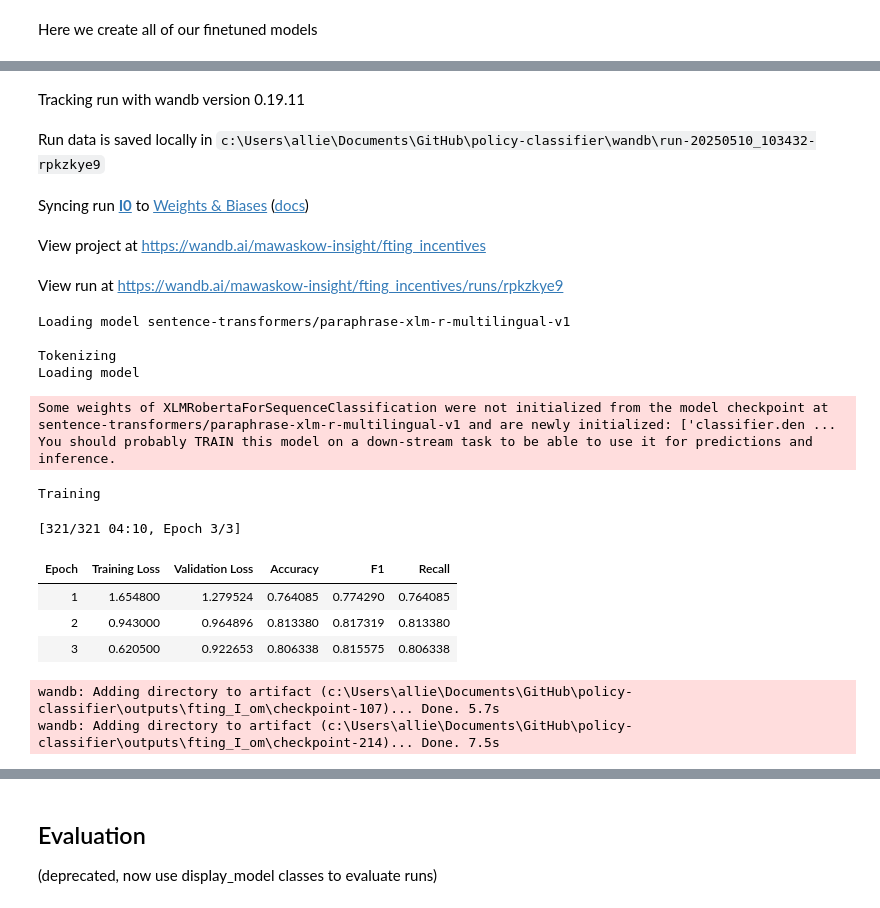
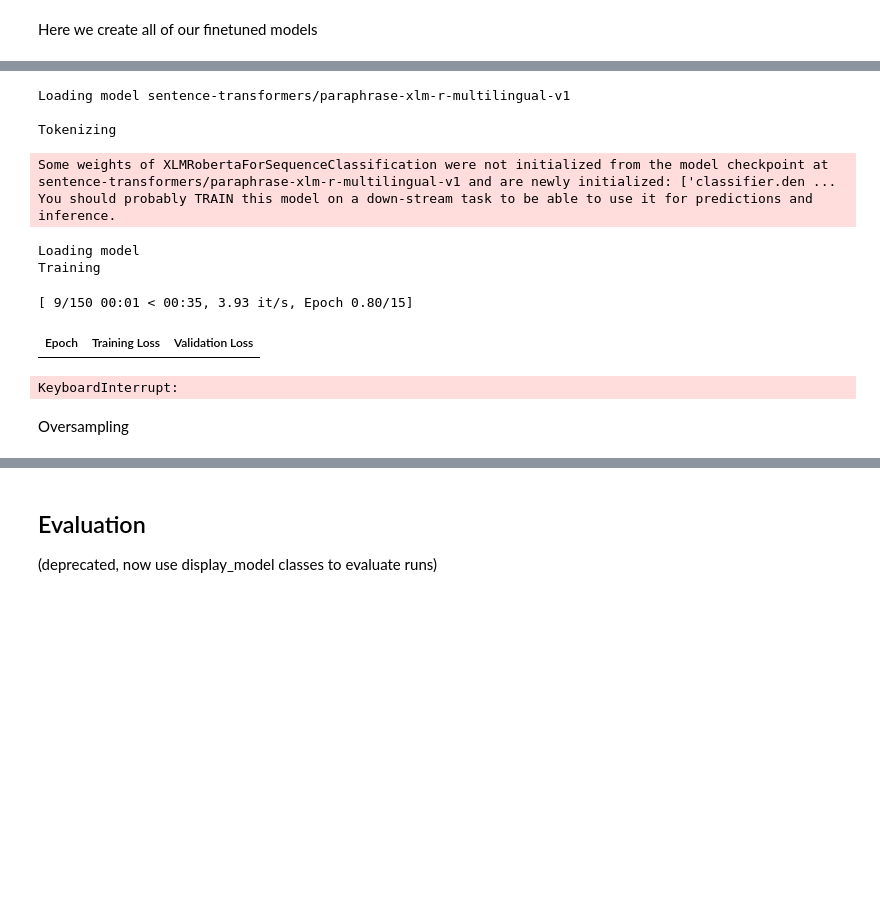
Before and after one commit to mawaskow/policy-classifier, a Jupyter notebook: finetuning.ipynb, the cells around one changed output, grey strips where cells are left out. Saved outputs shown, nothing was run; the diff lists cells and outputs as text; code cells hidden in the pictures; blank space fills up the shorter version.

```diff
--- a/finetuning.ipynb
+++ b/finetuning.ipynb
@@ -200,7 +200,10 @@ def finetune_roberta(datasetdct, int2label, label2int, mode, model_name="sentenc
         return metrics
     print("Loading model")
     #
-    model = AutoModelForSequenceClassification.from_pretrained(model_name, num_labels=num_lbs,id2label=int2label, label2id=label2int).to(dev)
+    try:
+        model = AutoModelForSequenceClassification.from_pretrained(model_name, num_labels=num_lbs,id2label=int2label, label2id=label2int).to(dev)
+    except:
+        model = AutoModelForSequenceClassification.from_pretrained(model_name, num_labels=num_lbs,id2label=int2label, label2id=label2int, trust_remote_code=True).to(dev)
     training_args = TrainingArguments(
         output_dir=output_dir,
         learning_rate=lr,
@@ -240,6 +243,7 @@ def finetune_roberta(datasetdct, int2label, label2int, mode, model_name="sentenc
             )
     print("Training")
     trainer.train()
+    print(torch.cuda.memory_summary(device='cuda', abbreviated=False))
     train_losses = [log["loss"] for log in trainer.state.log_history if "loss" in log]
     eval_losses = [log["eval_loss"] for log in trainer.state.log_history if "eval_loss" in log]
     print("Saving")
@@ -262,6 +266,16 @@ def finetune_roberta(datasetdct, int2label, label2int, mode, model_name="sentenc
     print(metrics)
     print(f"\nSaved {model_name.split('/')[-1]}_{mode}_e{epochs}_r{rstate}.")
     print(f'\nDone in {round((end-start)/60,2)} min')
+    print(rstate, "D", torch.cuda.memory_allocated())
+    del model
+    del trainer
+    del tokenizer
+    del predictions
+    del logits
+    del labels
+    torch.cuda.empty_cache()
+    gc.collect()
+    print(rstate, "E", torch.cuda.memory_allocated())
     return metrics
 # %% [markdown]
 Here we create all of our finetuned models
@@ -296,7 +324,7 @@ os.environ["WANDB_WATCH"]="false"
 
 int2label_dct, label2int_dct = load_labelintdcts()
 metriclog = {}
-exps = [0,3,6]#range(10)#[6]#[0,3,6,9]#
+exps = range(10)#[0,3,6]#[6]#[0,3,6,9]#
 torch.cuda.empty_cache()
 gc.collect()
 
@@ -306,6 +334,7 @@ gc.collect()
 # mode: multiclass, san_Step: multiclass
 # mode: omni, span_Step: binary
 # mode: omni, san_Step: multiclass
+'''
 for r in exps:
     letter = "I"
     mode = "bn"
@@ -324,54 +353,53 @@ for r in exps:
         }
     torch.cuda.empty_cache()
     gc.collect()
     wandbrun = wandb.init(config=hyper, group=letter, name=f"{letter}{r}", reinit='create_new')
     metrics = finetune_roberta(ds, int2label_dct[mode], label2int_dct[mode], mode, model_name="sentence-transformers/paraphrase-xlm-r-multilingual-v1", dev='cuda', output_dir=output_dir, hyperparams=hyper, report_to="wandb", span="bn")
     wandbrun.finish()
     metriclog[f'{mode}_{r}'] = metrics
     hyp_rpt = {mode:hyper}
     with open(output_dir+f"/run_details.json", "w", encoding="utf-8") as f:
         json.dump(hyp_rpt, f, ensure_ascii=False, indent=4)
 '''
+''''''
 for r in exps:
-    output_dir = cwd+"/outputs/fting_J_om"
-    ds = DatasetDict.load_from_disk(f"{input_dir}/ds_{r}_om")
+    letter = "B"
+    mode = "mc"
+    output_dir = cwd+f"/outputs/fting_{letter}_{mode}"
+    if not os.path.exists(output_dir):
+        os.makedirs(output_dir)
+    ds = DatasetDict.load_from_disk(f"{input_dir}/ds_{r}_{mode}")
     hyper = {
-        "epochs":10,
+        "epochs":15,
         "r":r,
         "lr":2E-5,
         "batch_size":16,
         "loss":None,
-        "oversampling":"auto"
+        "oversampling":None,
+        "span_step":None
         }
     torch.cuda.empty_cache()
     gc.collect()
-    wandbrun = wandb.init(config=hyper, group="J", name=f"J{r}", reinit='create_new')
-    metrics = finetune_roberta(ds, int2label_dct["om"], label2int_dct["om"], "om", model_name="sentence-transformers/paraphrase-xlm-r-multilingual-v1", dev='cuda', output_dir=output_dir, hyperparams=hyper, report_to="wandb")
-    wandbrun.finish()
-    metriclog[f'om_{r}'] = metrics
-    hyp_rpt = {"om":hyper}
+    #wandbrun = wandb.init(config=hyper, group="J", name=f"J{r}", reinit='create_new')
+    metrics = finetune_roberta(ds, int2label_dct[mode], label2int_dct[mode], mode, model_name="sentence-transformers/paraphrase-xlm-r-multilingual-v1", dev='cuda', output_dir=output_dir, hyperparams=hyper)#, report_to="wandb")
+    #wandbrun.finish()
+    metriclog[f'{mode}_{r}'] = metrics
+    hyp_rpt = {mode:hyper}
     with open(output_dir+f"/run_details.json", "w", encoding="utf-8") as f:
         json.dump(hyp_rpt, f, ensure_ascii=False, indent=4)
-'''
+
 print(metriclog)
 # %% [output]
-Tracking run with wandb version 0.19.11
-Run data is saved locally in c:\Users\allie\Documents\GitHub\policy-classifier\wandb\run-20250510_103432-rpkzkye9
-Syncing run I0 to Weights & Biases (docs)
-View project at https://wandb.ai/mawaskow-insight/fting_incentives
-View run at https://wandb.ai/mawaskow-insight/fting_incentives/runs/rpkzkye9
 Loading model sentence-transformers/paraphrase-xlm-r-multilingual-v1
 
 Tokenizing
-Loading model
 Some weights of XLMRobertaForSequenceClassification were not initialized from the model checkpoint at sentence-transformers/paraphrase-xlm-r-multilingual-v1 and are newly initialized: ['classifier.den ...
 You should probably TRAIN this model on a down-stream task to be able to use it for predictions and inference.
+Loading model
 Training
-[321/321 04:10, Epoch 3/3]
+[ 9/150 00:01 < 00:35, 3.93 it/s, Epoch 0.80/15]
-| Epoch | Training Loss | Validation Loss | Accuracy | F1 | Recall |
-| 1 | 1.654800 | 1.279524 | 0.764085 | 0.774290 | 0.764085 |
-| 2 | 0.943000 | 0.964896 | 0.813380 | 0.817319 | 0.813380 |
-| 3 | 0.620500 | 0.922653 | 0.806338 | 0.815575 | 0.806338 |
+| Epoch | Training Loss | Validation Loss |
-wandb: Adding directory to artifact (c:\Users\allie\Documents\GitHub\policy-classifier\outputs\fting_I_om\checkpoint-107)... Done. 5.7s
-wandb: Adding directory to artifact (c:\Users\allie\Documents\GitHub\policy-classifier\outputs\fting_I_om\checkpoint-214)... Done. 7.5s
+KeyboardInterrupt:
+# %% [markdown]
+Oversampling
 # %%
```
Also changed, not shown: parts of 8 cells of this notebook, 5 other files.
